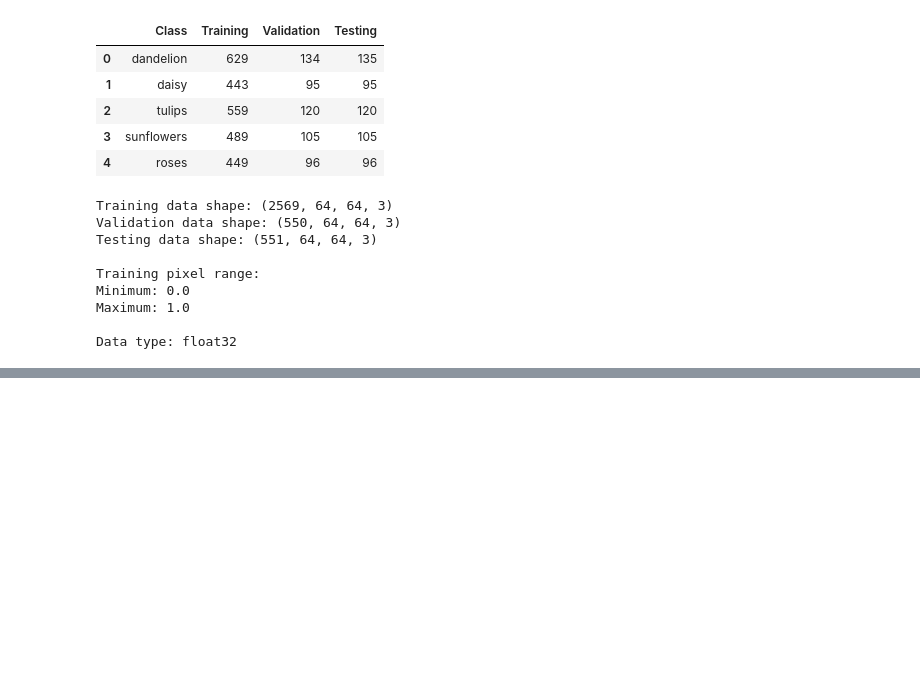
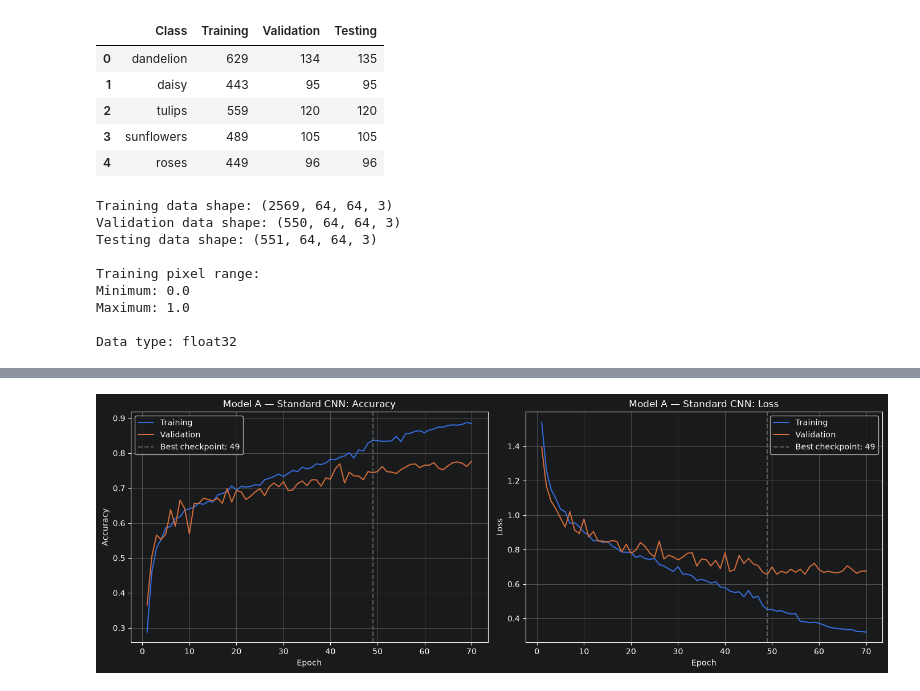
Before and after one commit to RJKRanathunga/EN3150_CNN_Assignment, a Jupyter notebook: CNN.ipynb, the cells around one changed output, grey strips where cells are left out. Saved outputs shown, nothing was run; the diff lists cells and outputs as text; code cells hidden in the pictures; blank space fills up the shorter version.

```diff
--- a/CNN_PyTorch.ipynb
+++ b/CNN.ipynb
@@ -879,0 +699,21 @@ EfficientNetB0 is available.
+# %%
+# Step 11: Train Model A and save/restore its best validation-loss checkpoint
+model_a_final = fresh_model(model_a, seed=SEED)
+optimizer_a_final = optim.Adam(model_a_final.parameters(), lr=0.001)
+scheduler_a = optim.lr_scheduler.ReduceLROnPlateau(
+    optimizer_a_final, mode="min", factor=0.5, patience=5, min_lr=1e-5
+)
+
+synchronize_device()
+start_time = time.perf_counter()
+history_a = train_model(
+    model_a_final, optimizer_a_final, epochs=CUSTOM_EPOCHS,
+    batch_size=BATCH_SIZE, verbose=1, scheduler=scheduler_a,
+    checkpoint_path=os.path.join(CHECKPOINT_DIR, "model_a_best.pth"), seed=SEED
+)
+synchronize_device()
+time_a = time.perf_counter() - start_time
+
+print(f"\nModel A training time: {time_a:.2f} seconds")
+print(f"Average time per epoch: {time_a / history_a.epochs_ran:.2f} seconds")
+print(f"Restored best checkpoint from epoch: {history_a.best_epoch}")
@@ -879,0 +738,5 @@ EfficientNetB0 is available.
+# %%
+# Step 12: Plot Model A training/validation accuracy and loss
+plot_history(history_a, "Model A — Standard CNN")
+# %% [output]
+[figure, added]
```
Also changed, not shown: parts of 42 cells of this notebook.
